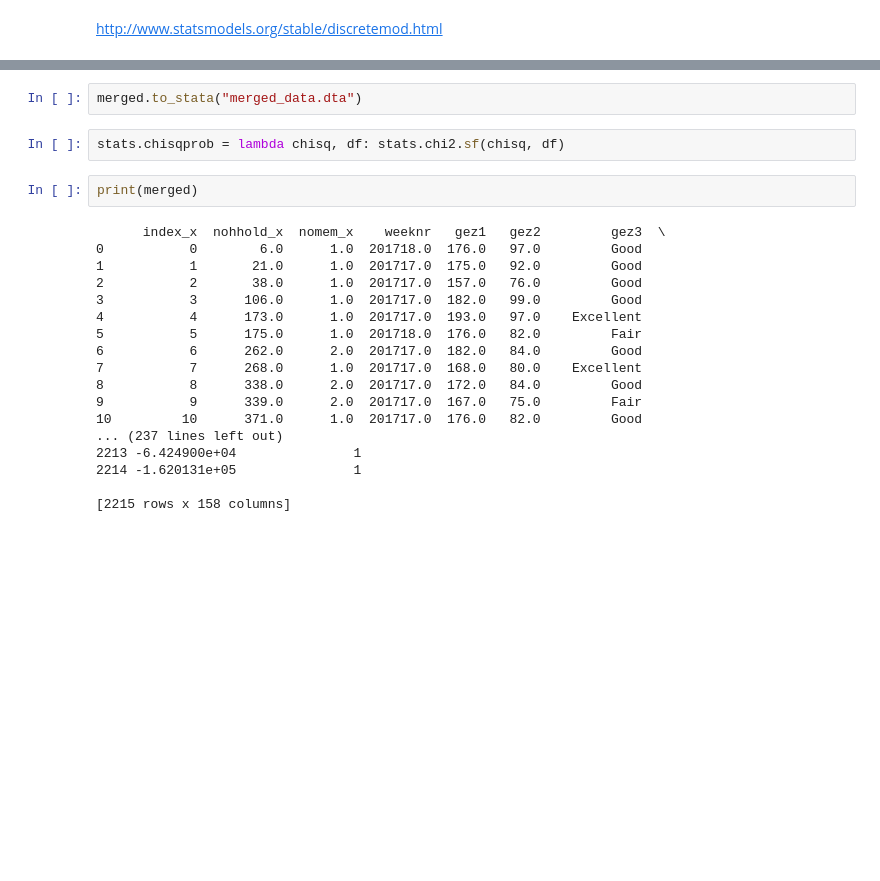
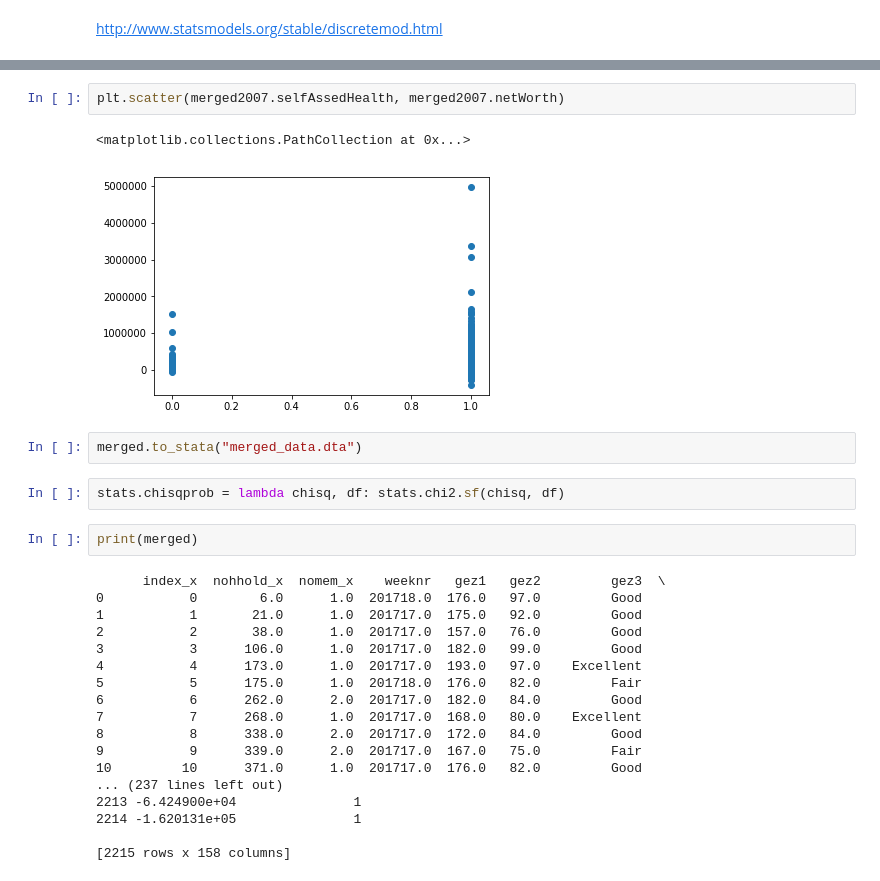
Before and after one commit to NielsvanOpstal/wealthy-healthy, a Jupyter notebook: data/fase2 creating the wealth variables and connecting the two lists.ipynb, the cells around one changed output, grey strips where cells are left out. Saved outputs shown, nothing was run; the diff lists cells and outputs as text; blank space fills up the shorter version.

```diff
--- a/data/fase2 creating the wealth variables and connecting the two lists.ipynb
+++ b/data/fase2 creating the wealth variables and connecting the two lists.ipynb
@@ -167,3 +220,8 @@ strong multicollinearity or other numerical problems.
+# %%
+plt.scatter(merged2007.selfAssedHealth, merged2007.netWorth)
+# %% [output]
+<matplotlib.collections.PathCollection at 0x...>
+[figure, added]
 # %%
 merged.to_stata("merged_data.dta")
 # %%
```
Also changed, not shown: parts of 21 cells of this notebook.
